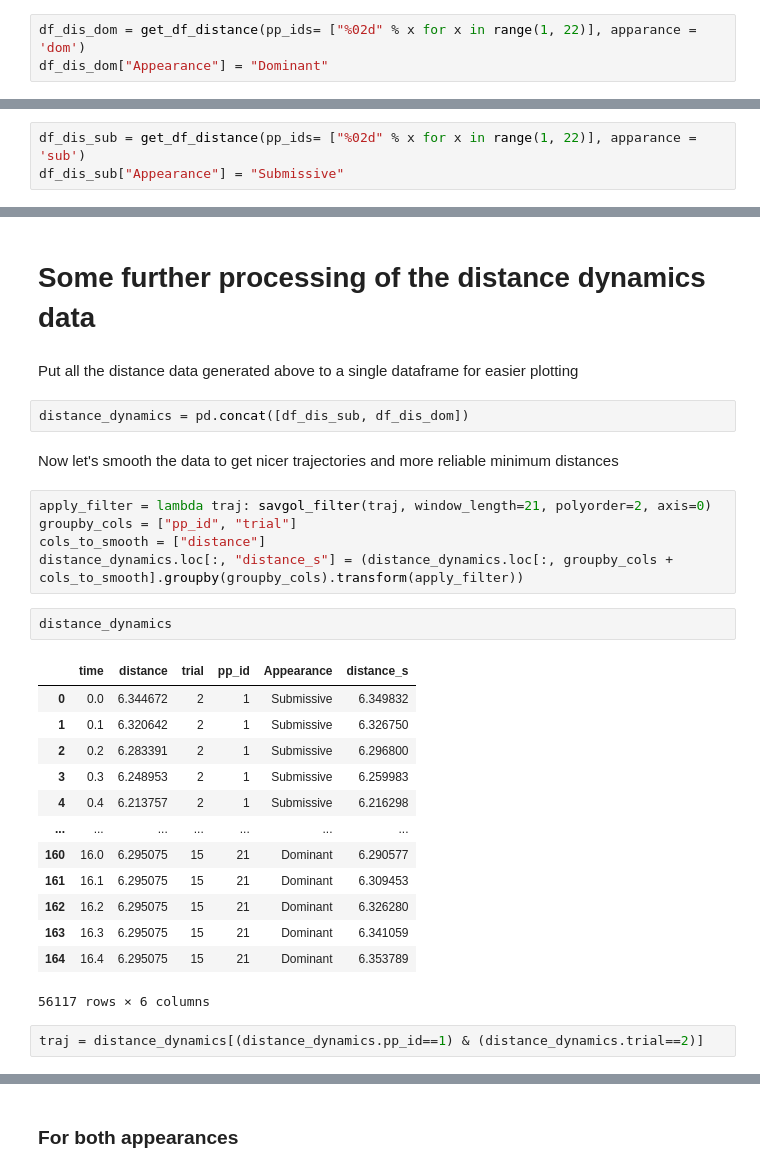
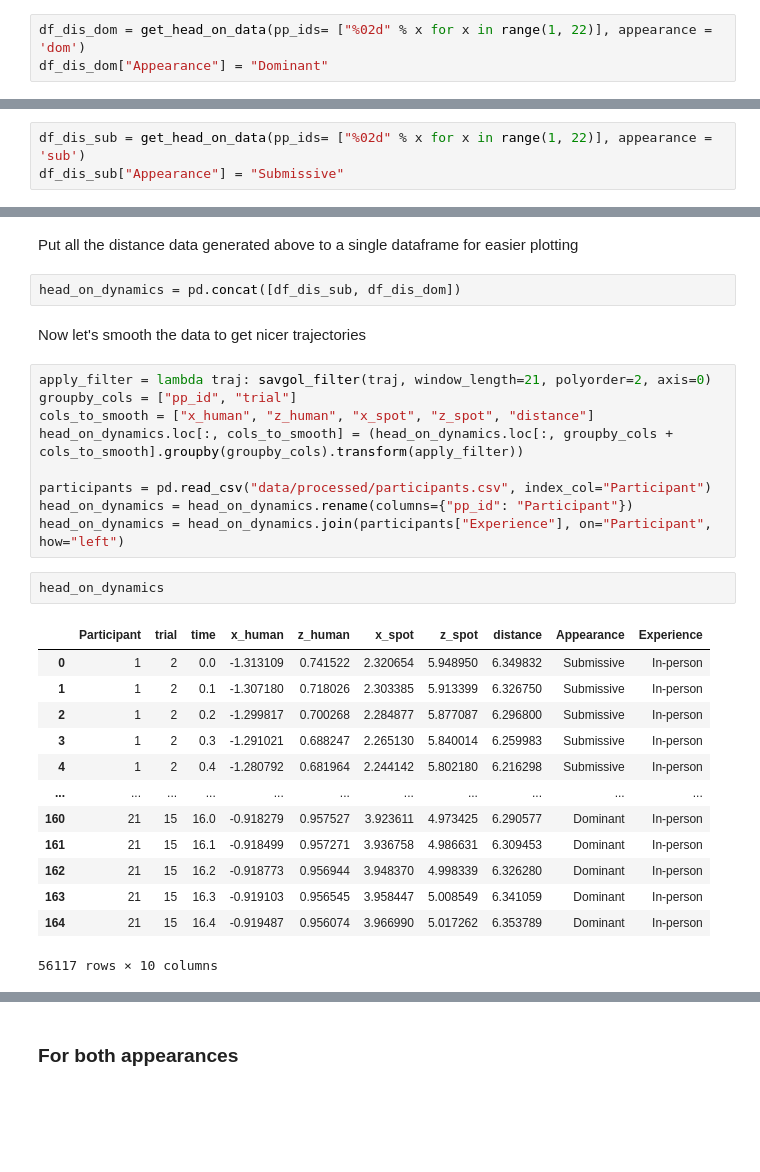
Before and after one commit to tud-hri/Spot-DataAnalysis, a Jupyter notebook: Spot_trajectory_analysis.ipynb, the cells around one changed output, grey strips where cells are left out. Drawn from its saved outputs; the diff is of its cells as text; blank space fills up the shorter version.

```diff
--- a/Spot_trajectory_analysis.ipynb
+++ b/Spot_trajectory_analysis.ipynb
@@ -149,3 +55,3 @@ def get_df_distance(pp_ids, apparance):
 # %%
-df_dis_dom = get_df_distance(pp_ids= ["%02d" % x for x in range(1, 22)], apparance = 'dom')
+df_dis_dom = get_head_on_data(pp_ids= ["%02d" % x for x in range(1, 22)], appearance = 'dom')
 df_dis_dom["Appearance"] = "Dominant"
@@ -154,3 +58,3 @@ df_dis_dom["Appearance"] = "Dominant"
 # %%
-df_dis_sub = get_df_distance(pp_ids= ["%02d" % x for x in range(1, 22)], apparance = 'sub')
+df_dis_sub = get_head_on_data(pp_ids= ["%02d" % x for x in range(1, 22)], appearance = 'sub')
 df_dis_sub["Appearance"] = "Submissive"
@@ -159,31 +61,31 @@ df_dis_sub["Appearance"] = "Submissive"
-# %% [markdown]
-# Some further processing of the distance dynamics data
 # %% [markdown]
 Put all the distance data generated above to a single dataframe for easier plotting
 # %%
-distance_dynamics = pd.concat([df_dis_sub, df_dis_dom])
+head_on_dynamics = pd.concat([df_dis_sub, df_dis_dom])
 # %% [markdown]
-Now let's smooth the data to get nicer trajectories and more reliable minimum distances
+Now let's smooth the data to get nicer trajectories
 # %%
 apply_filter = lambda traj: savgol_filter(traj, window_length=21, polyorder=2, axis=0)
 groupby_cols = ["pp_id", "trial"]
-cols_to_smooth = ["distance"]
-distance_dynamics.loc[:, "distance_s"] = (distance_dynamics.loc[:, groupby_cols + cols_to_smooth].groupby(groupby_cols).transform(apply_filter))
+cols_to_smooth = ["x_human", "z_human", "x_spot", "z_spot", "distance"]
+head_on_dynamics.loc[:, cols_to_smooth] = (head_on_dynamics.loc[:, groupby_cols + cols_to_smooth].groupby(groupby_cols).transform(apply_filter))
+
+participants = pd.read_csv("data/processed/participants.csv", index_col="Participant")
+head_on_dynamics = head_on_dynamics.rename(columns={"pp_id": "Participant"})
+head_on_dynamics = head_on_dynamics.join(participants["Experience"], on="Participant", how="left")
 # %%
-distance_dynamics
+head_on_dynamics
 # %% [output]
-|  | time | distance | trial | pp_id | Appearance | distance_s |
-| 0 | 0.0 | 6.344672 | 2 | 1 | Submissive | 6.349832 |
-| 1 | 0.1 | 6.320642 | 2 | 1 | Submissive | 6.326750 |
-| 2 | 0.2 | 6.283391 | 2 | 1 | Submissive | 6.296800 |
-| 3 | 0.3 | 6.248953 | 2 | 1 | Submissive | 6.259983 |
-| 4 | 0.4 | 6.213757 | 2 | 1 | Submissive | 6.216298 |
-| ... | ... | ... | ... | ... | ... | ... |
-| 160 | 16.0 | 6.295075 | 15 | 21 | Dominant | 6.290577 |
-| 161 | 16.1 | 6.295075 | 15 | 21 | Dominant | 6.309453 |
-| 162 | 16.2 | 6.295075 | 15 | 21 | Dominant | 6.326280 |
-| 163 | 16.3 | 6.295075 | 15 | 21 | Dominant | 6.341059 |
-| 164 | 16.4 | 6.295075 | 15 | 21 | Dominant | 6.353789 |
+|  | Participant | trial | time | x_human | z_human | x_spot | z_spot | distance | Appearance | Experience |
+| 0 | 1 | 2 | 0.0 | -1.313109 | 0.741522 | 2.320654 | 5.948950 | 6.349832 | Submissive | In-person |
+| 1 | 1 | 2 | 0.1 | -1.307180 | 0.718026 | 2.303385 | 5.913399 | 6.326750 | Submissive | In-person |
+| 2 | 1 | 2 | 0.2 | -1.299817 | 0.700268 | 2.284877 | 5.877087 | 6.296800 | Submissive | In-person |
+| 3 | 1 | 2 | 0.3 | -1.291021 | 0.688247 | 2.265130 | 5.840014 | 6.259983 | Submissive | In-person |
+| 4 | 1 | 2 | 0.4 | -1.280792 | 0.681964 | 2.244142 | 5.802180 | 6.216298 | Submissive | In-person |
+| ... | ... | ... | ... | ... | ... | ... | ... | ... | ... | ... |
+| 160 | 21 | 15 | 16.0 | -0.918279 | 0.957527 | 3.923611 | 4.973425 | 6.290577 | Dominant | In-person |
+| 161 | 21 | 15 | 16.1 | -0.918499 | 0.957271 | 3.936758 | 4.986631 | 6.309453 | Dominant | In-person |
+| 162 | 21 | 15 | 16.2 | -0.918773 | 0.956944 | 3.948370 | 4.998339 | 6.326280 | Dominant | In-person |
+| 163 | 21 | 15 | 16.3 | -0.919103 | 0.956545 | 3.958447 | 5.008549 | 6.341059 | Dominant | In-person |
+| 164 | 21 | 15 | 16.4 | -0.919487 | 0.956074 | 3.966990 | 5.017262 | 6.353789 | Dominant | In-person |
-56117 rows × 6 columns
+56117 rows × 10 columns
-# %%
-traj = distance_dynamics[(distance_dynamics.pp_id==1) & (distance_dynamics.trial==2)]
```
Also changed, not shown: parts of 64 cells of this notebook, 1 other file.
